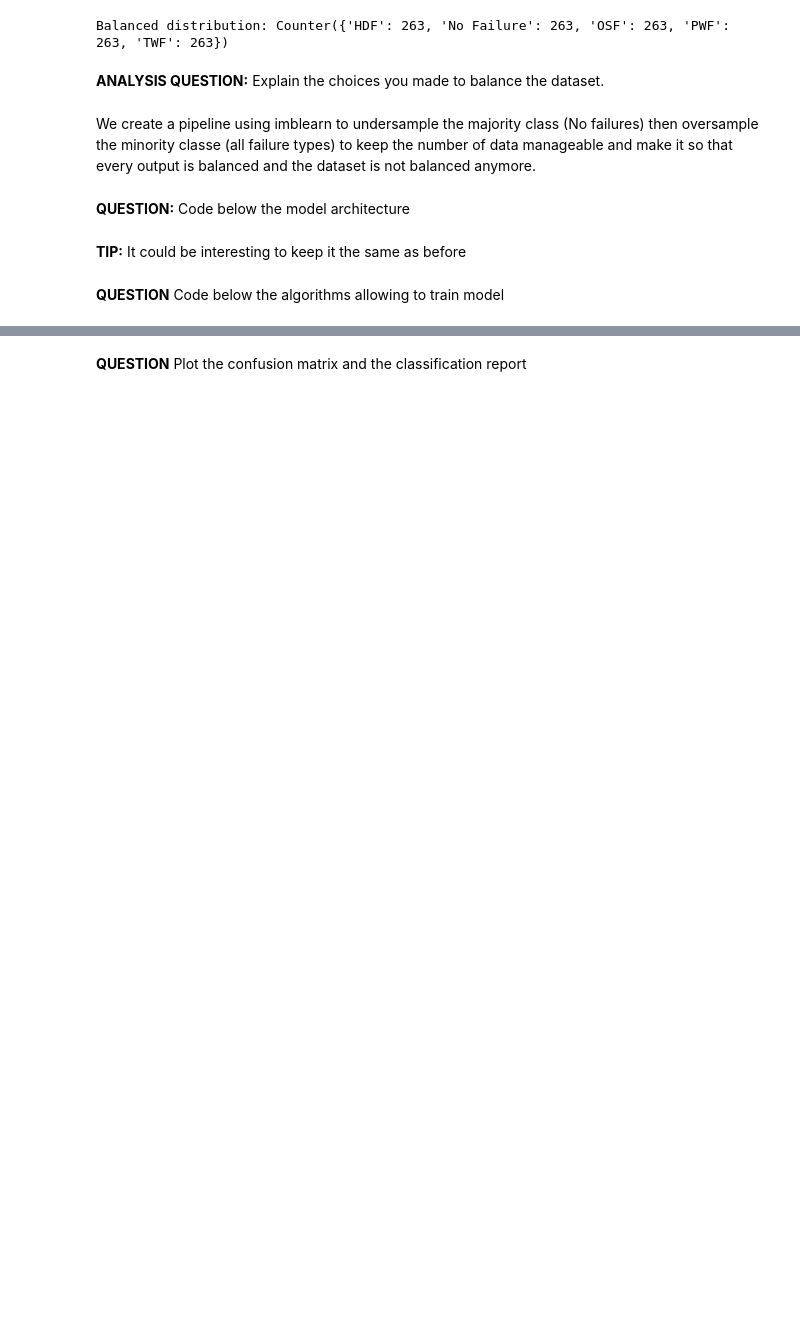
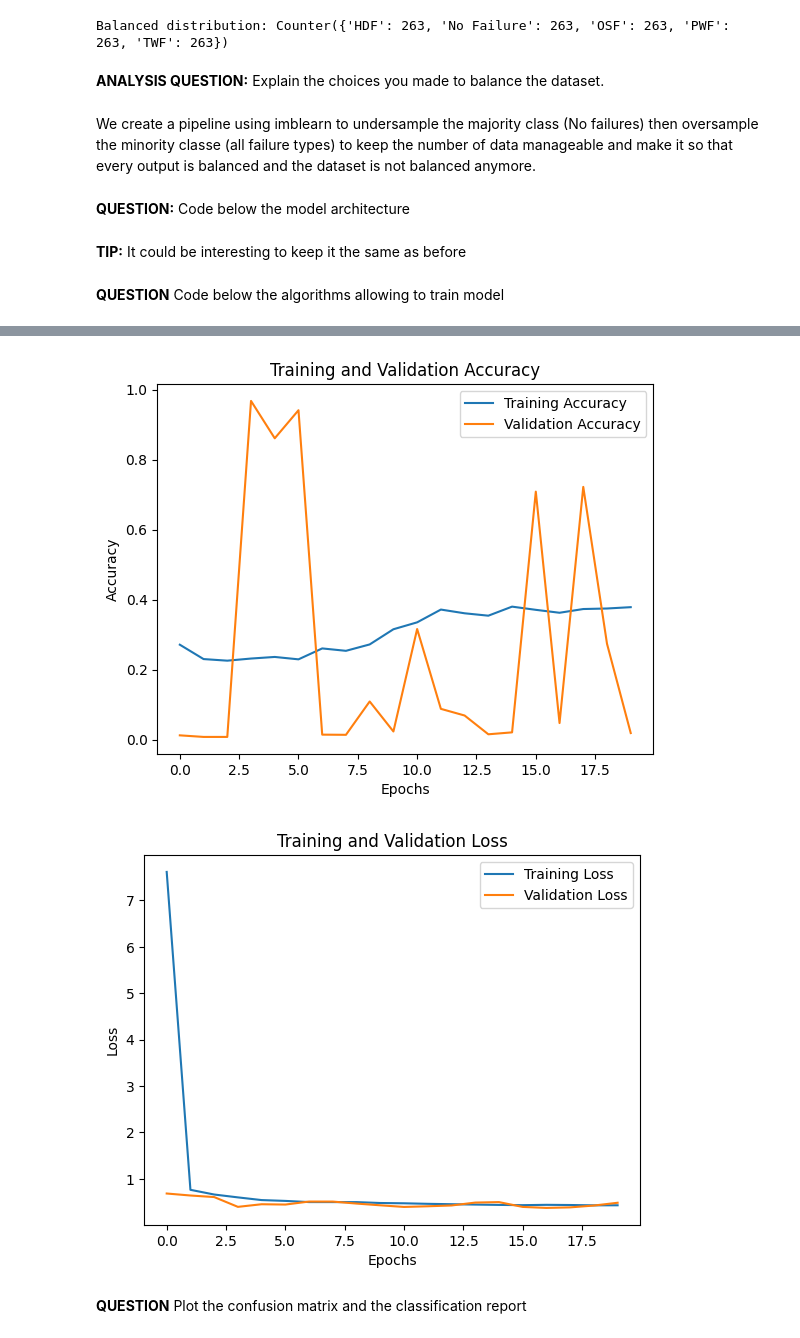
Before and after one commit to matthieuzajac/Embedded_AI, a Jupyter notebook: Colab_IA_EMBARQUEE/TP_IA_EMBARQUEE.ipynb, the cells around one changed output, grey strips where cells are left out. Cells and saved outputs as stored; diff of their text form; code cells hidden in the pictures; blank space fills up the shorter version.

Commit message:
training on balanced dataset

```diff
--- a/Colab_IA_EMBARQUEE/TP_IA_EMBARQUEE.ipynb
+++ b/Colab_IA_EMBARQUEE/TP_IA_EMBARQUEE.ipynb
@@ -387,8 +387,12 @@ from imblearn.under_sampling import RandomUnderSampler
 from imblearn.pipeline import Pipeline
 from sklearn.model_selection import train_test_split
 
+# Filter the dataset to remove RNF data and unspecified failures
+filtered_data = data[(data['RNF'] == 0) & ((data['Machine failure'] == 0) | (data[['TWF', 'HDF', 'PWF', 'OSF']].sum(axis=1) > 0))]
+
 # 1. Create a single multiclass target column
 label_cols = ['TWF', 'HDF', 'PWF', 'OSF', 'No Failure']
+filtered_data['No Failure'] = (filtered_data['Machine failure'] == 0).astype(int)
 y_multiclass = filtered_data[label_cols].idxmax(axis=1)
 
 X = filtered_data[['Air temperature [K]', 'Process temperature [K]',
@@ -431,5 +435,64 @@ We create a pipeline using imblearn to undersample the majority class (No failur
 **QUESTION:** Code below the model architecture
 # %% [markdown]
 **TIP:** It could be interesting to keep it the same as before
+# %%
+# Initialize the model
+model = tf.keras.Sequential([
+    # Input layer
+    tf.keras.layers.Dense(256, activation='relu', input_shape=(5,)),
+    tf.keras.layers.Dropout(0.2),
+
+    # Hidden layer
+    tf.keras.layers.Dense(128, activation='relu'),
+    tf.keras.layers.Dropout(0.2),
+
+    # Output layer (5 outputs for multi-label classification)
+    tf.keras.layers.Dense(5, activation='sigmoid')
+])
 # %% [markdown]
 **QUESTION** Code below the algorithms allowing to train model
+# %%
+from sklearn.preprocessing import LabelEncoder
+
+# Compile the model
+model.compile(optimizer='adam',
+              loss='binary_crossentropy',
+              metrics=['accuracy'])
+
+le = LabelEncoder()
+y_train_encoded = le.fit_transform(y_train_balanced)
+y_test_encoded = le.transform(y_test)
+num_classes = len(le.classes_)
+
+# One-hot encode the labels
+y_train_one_hot = tf.keras.utils.to_categorical(y_train_encoded, num_classes=num_classes)
+y_test_one_hot = tf.keras.utils.to_categorical(y_test_encoded, num_classes=num_classes)
+
+# Train the model
+history = model.fit(
+    X_train_balanced,  # Use the balanced features
+    y_train_one_hot,   # Use the one-hot encoded labels
+    validation_data=(X_test, y_test_one_hot),
+    epochs=20,
+    batch_size=8,
+    verbose=1
+)
+
+# Plot training and validation accuracy
+plt.plot(history.history['accuracy'], label='Training Accuracy')
+plt.plot(history.history['val_accuracy'], label='Validation Accuracy')
+plt.xlabel('Epochs')
+plt.ylabel('Accuracy')
+plt.title('Training and Validation Accuracy')
+plt.legend()
+plt.show()
+
+# Plot training and validation loss
+plt.plot(history.history['loss'], label='Training Loss')
+plt.plot(history.history['val_loss'], label='Validation Loss')
+plt.xlabel('Epochs')
+plt.ylabel('Loss')
+plt.title('Training and Validation Loss')
+plt.legend()
+plt.show()
+# %% [output]
@@ -436,2 +516,4 @@ We create a pipeline using imblearn to undersample the majority class (No failur
+[figure, added]
+[figure, added]
 # %% [markdown]
 **QUESTION** Plot the confusion matrix and the classification report
```
Also changed, not shown: parts of 4 cells of this notebook.
